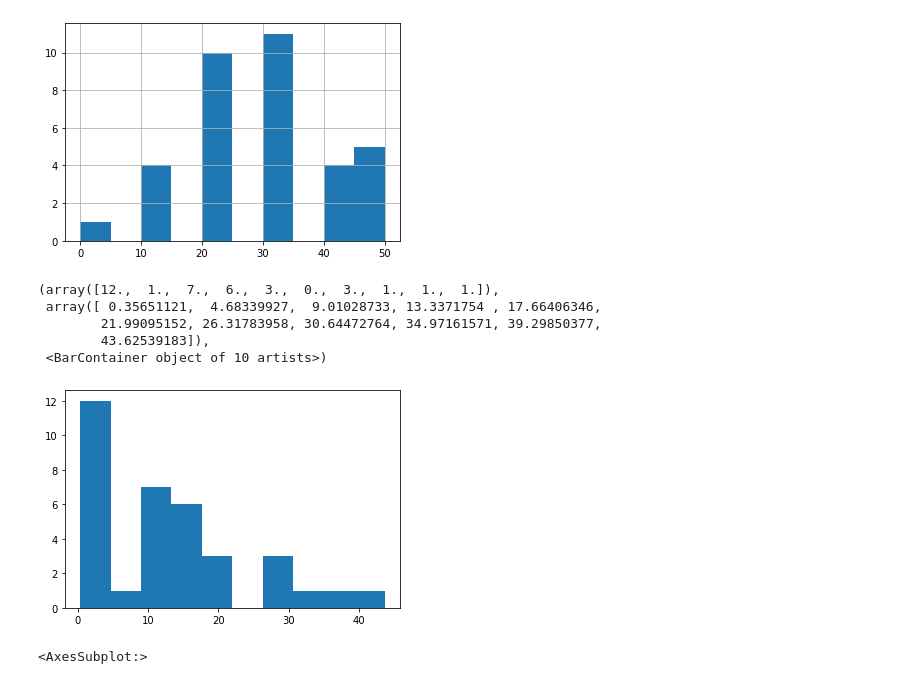
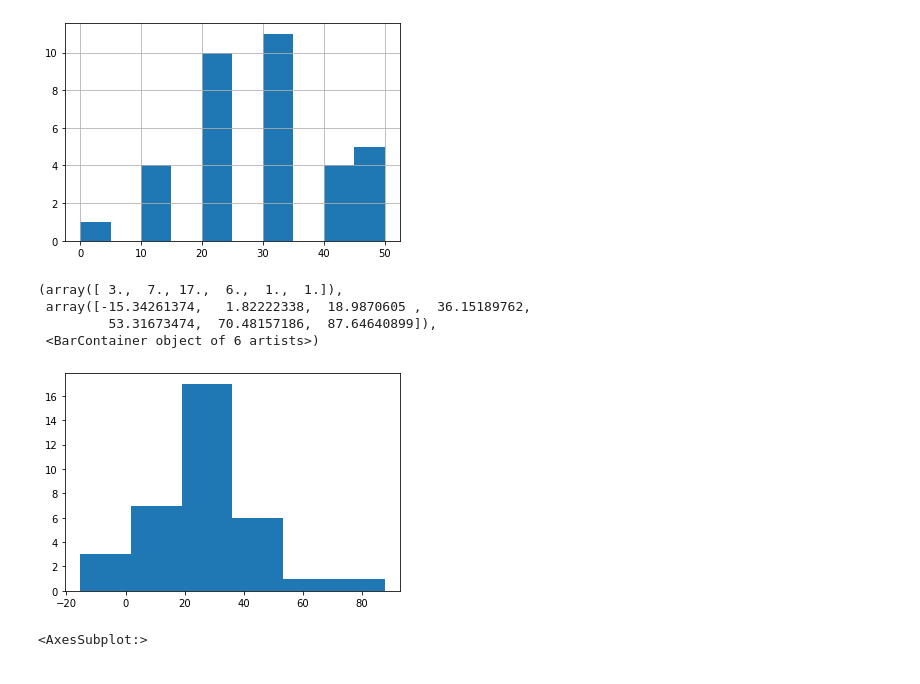
Before and after one commit to vmorenocosta/project-capstone-watch-sales, a Jupyter notebook: code/05_Regression_Predict_Sales.ipynb, the cells around one changed output. Cells and saved outputs as stored; diff of their text form; code cells hidden in the pictures.

```diff
--- a/code/05_Regression_Predict_Sales.ipynb
+++ b/code/05_Regression_Predict_Sales.ipynb
@@ -250,7 +250,8 @@ ct = ColumnTransformer([('ohe',OneHotEncoder(drop='first',sparse=False,handle_un
 pipe = Pipeline([
     ('ct',ct),
     ('ss',StandardScaler()),
-    ('rf',RandomForestRegressor(n_estimators=500))
+    ('pf',PolynomialFeatures(include_bias = False)),
+    ('lasso',Lasso())
 ])
 
 # Fit model with train set
@@ -261,8 +262,7 @@ preds = pipe.predict(test)
 
 # Save new model predictions (monthly order) to csv
 new_model_predictions = df_new_models[['style_id']]
-new_model_predictions['monthly_predictions_Q3'] = preds/12
-
+new_model_predictions[f'monthly_predictions_Q{(time_now.month - 1 ) // 3 + 1 + 1}'] = preds/12
 new_model_predictions.to_csv('../data/predictions/new_models_predictions.csv',index=False)
 # %% [output]
 A value is trying to be set on a copy of a slice from a DataFrame.
@@ -281,14 +281,13 @@ df_new_models.planned_order.hist()
 <AxesSubplot:>
 [figure]
 # %%
-plt.hist(preds)
+plt.hist(preds, bins=6)
 # %% [output]
-(array([12.,  1.,  7.,  6.,  3.,  0.,  3.,  1.,  1.,  1.]),
- array([ 0.35651121,  4.68339927,  9.01028733, 13.3371754 , 17.66406346,
-        21.99095152, 26.31783958, 30.64472764, 34.97161571, 39.29850377,
-        43.62539183]),
- <BarContainer object of 10 artists>)
+(array([ 3.,  7., 17.,  6.,  1.,  1.]),
+ array([-15.34261374,   1.82222338,  18.9870605 ,  36.15189762,
+         53.31673474,  70.48157186,  87.64640899]),
+ <BarContainer object of 6 artists>)
-[figure, old version]
+[figure, new version]
 # %%
 df_models.planned_order.hist()
 # %% [output]
```
Also changed, not shown: parts of 1 cell of this notebook, 8 other files.
